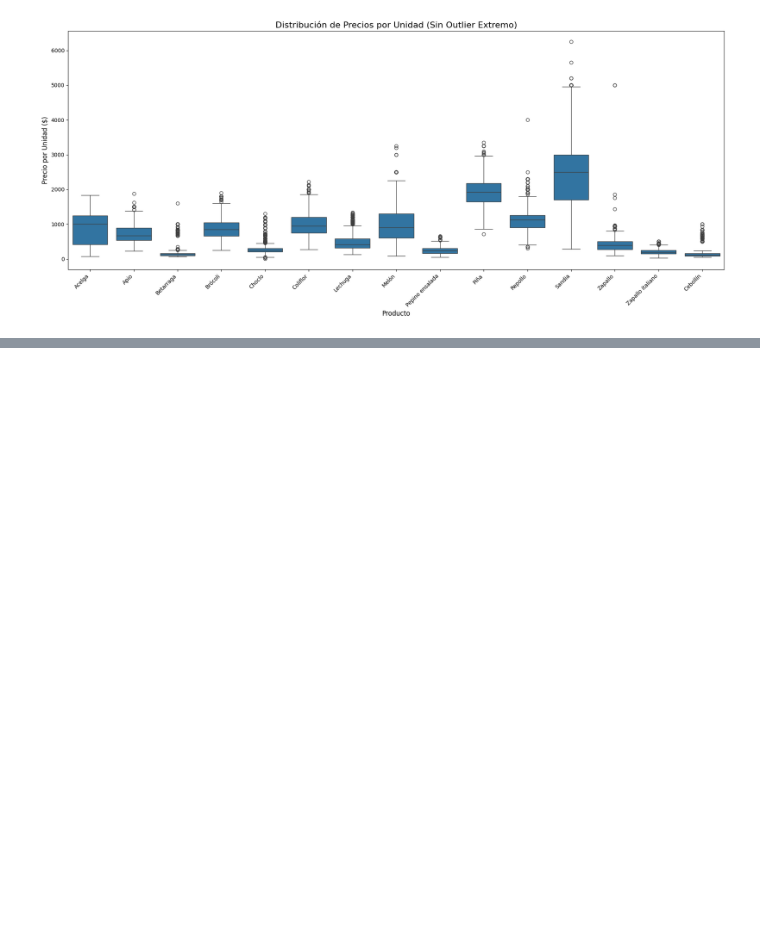
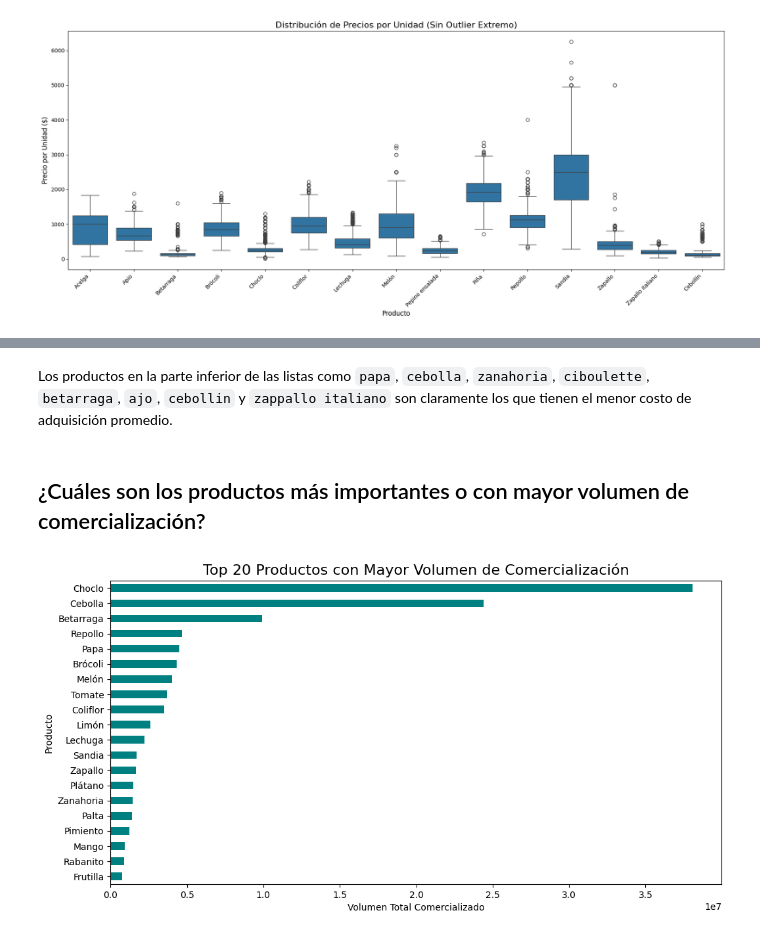
Before and after one commit to Ricardouchub/Analisis-Estrategico-de-Precios, a Jupyter notebook: Análisis Estratégico de Precios Mayoristas para el Sector Retail de Frutas y Hortalizas.ipynb, the cells around one changed output, grey strips where cells are left out. Cells and saved outputs as stored; diff of their text form; code cells hidden in the pictures; blank space fills up the shorter version.

```diff
--- a/Análisis Estratégico de Precios Mayoristas para el Sector Retail de Frutas y Hortalizas.ipynb
+++ b/Análisis Estratégico de Precios Mayoristas para el Sector Retail de Frutas y Hortalizas.ipynb
@@ -740,0 +778,17 @@ plt.show()
+# %% [markdown]
+Los productos en la parte inferior de las listas como `papa`, `cebolla`, `zanahoria`, `ciboulette`, `betarraga`, `ajo`, `cebollin` y `zappallo italiano` son claramente los que tienen el menor costo de adquisición promedio.
+# %% [markdown]
+## ¿Cuáles son los productos más importantes o con mayor volumen de comercialización?
+# %%
+# Agrupamos por producto y sumamos el volumen total
+volumen_por_producto = df1.groupby('producto')['volumen'].sum().sort_values()
+
+# Creamos el gráfico de barras para los 20 productos con más volumen
+plt.figure(figsize=(12, 6))
+volumen_por_producto.tail(20).plot(kind='barh', color='teal')
+plt.title('Top 20 Productos con Mayor Volumen de Comercialización', fontsize=16)
+plt.xlabel('Volumen Total Comercializado')
+plt.ylabel('Producto')
+plt.show()
+# %% [output]
+[figure, added]
```
Also changed, not shown: parts of 8 cells of this notebook.
